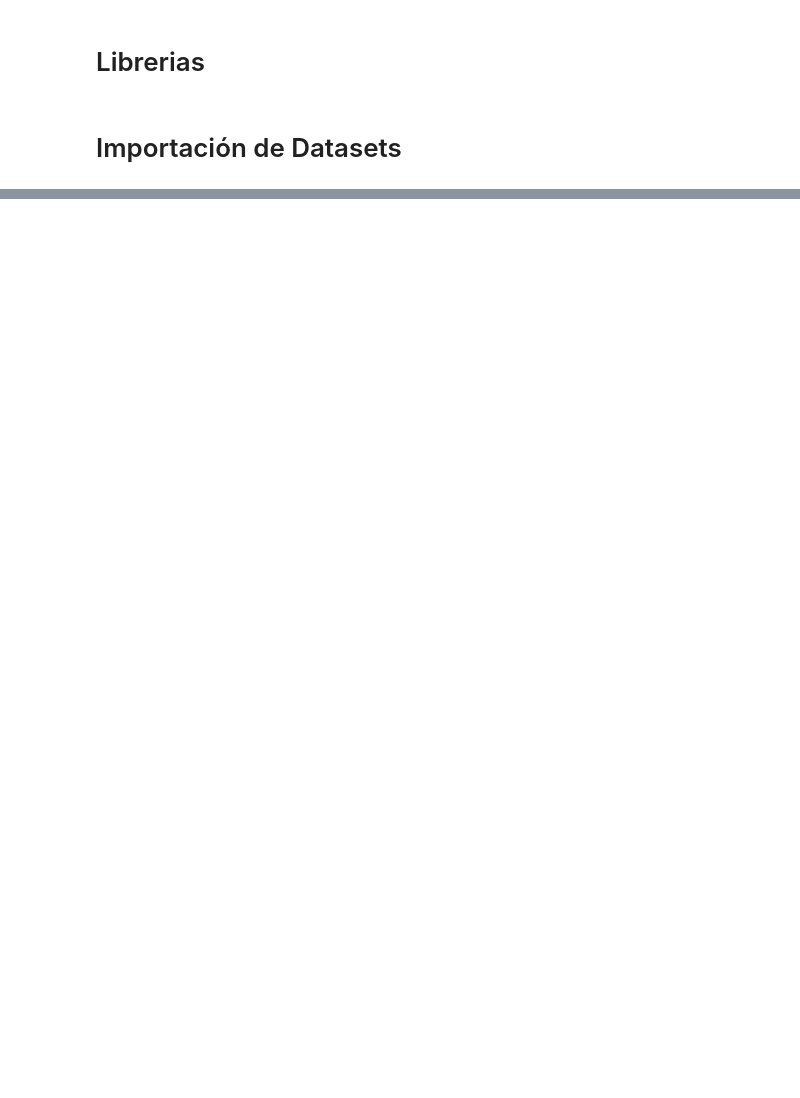
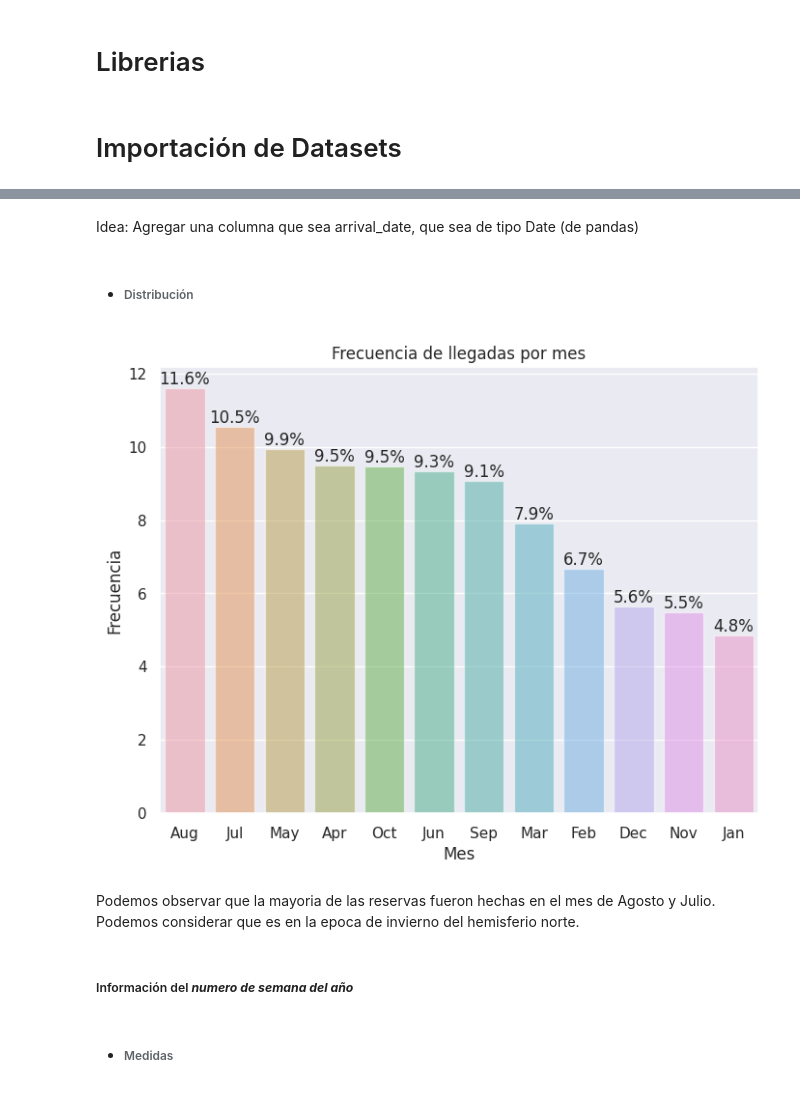
Before and after one commit to FrancoSecchi/7506R-1C2023-GRUPO02, a Jupyter notebook: 7506R_TP1_GRUPO02_CHP1_ENTREGA.ipynb, the cells around one changed output, grey strips where cells are left out. Saved outputs shown, nothing was run; the diff lists cells and outputs as text; code cells hidden in the pictures; blank space fills up the shorter version.

```diff
--- a/7506R_TP1_GRUPO02_CHP1_ENTREGA.ipynb
+++ b/7506R_TP1_GRUPO02_CHP1_ENTREGA.ipynb
@@ -18,0 +288,15 @@ df_hotels_train.head(2)
+# %% [markdown]
+Idea: Agregar una columna que sea arrival_date, que sea de tipo Date (de pandas)
+# %% [markdown]
+- ###### Distribución
+# %%
+showBarPlot('arrival_date_month', "Frecuencia de llegadas por mes", x_label= 'Mes', y_label="Frecuencia", showPercentage = True)
+# %% [output]
+[figure, added]
+# %% [markdown]
+Podemos observar que la mayoria de las reservas fueron hechas en el mes de Agosto y Julio. Podemos considerar que es en la epoca de invierno del hemisferio norte.
+# %% [markdown]
+<a name="info-numero-semana-año"> </a>
+##### Información del _**numero de semana del año**_
+# %% [markdown]
+- ###### Medidas
```
Also changed, not shown: parts of 259 cells of this notebook.
